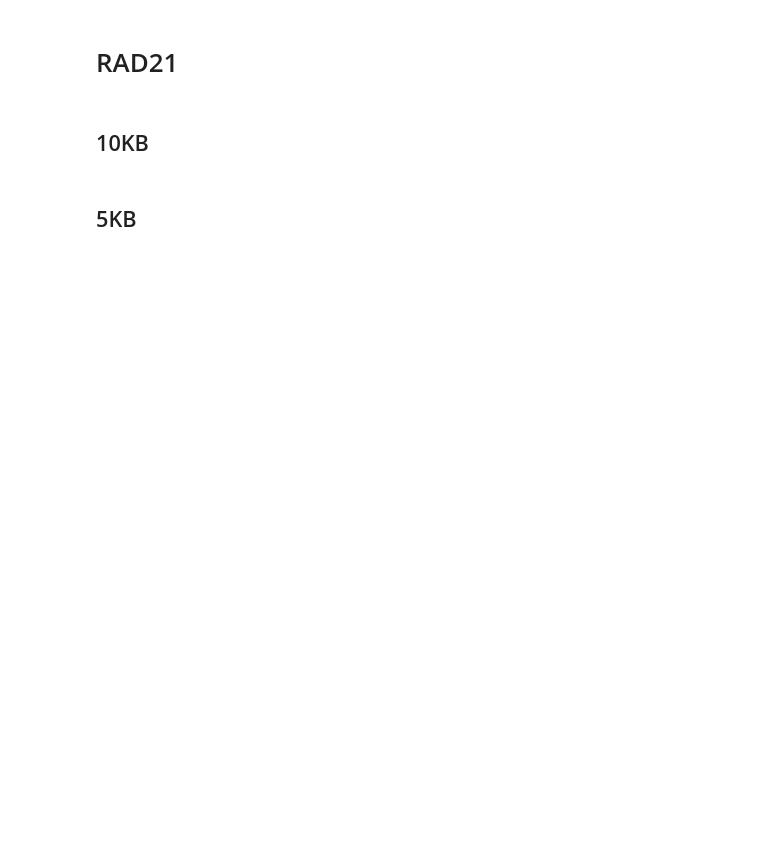
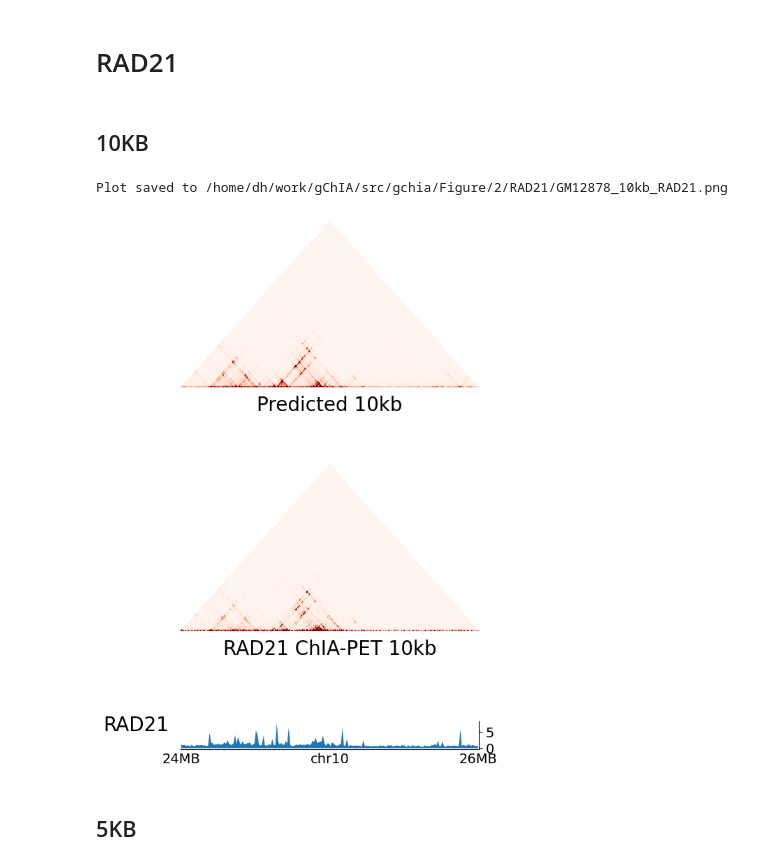
Before and after one commit to don194/GraphChIAr, a Jupyter notebook: gchia/Metrics/visualize.ipynb, the cells around one changed output. Drawn from its saved outputs; the diff is of its cells as text; code cells hidden in the pictures; blank space fills up the shorter version.

```diff
--- a/gchia/Metrics/visualize.ipynb
+++ b/gchia/Metrics/visualize.ipynb
@@ -146,34 +155,37 @@ outputpath = f'{rootpath}/gChIA/src/gchia/Figure/2/RAD21'
 # %%
 cellline = 'GM12878'
 # load data
 # load data
 start = 24000000
 end = 26000000
 resolution = 10000
-epxname = '250316_GM12878_10000_NONE_ChIAPETMatrixPredictor_efeaturesq_high_RAD21_ChIA-PET_log1p_true'
-hic = np.load(ff'{rootpath}/gChIA/results/{epxname}/{cellline}/predictions/pred_matrix_chr10_{start}_{end}.npy')
+epxname = '250316_GM12878_10000_NONE_ChIAPETMatrixmaskdictor_efeaturesq_high_RAD21_ChIA-PET_log1p_true'
+hic = np.load(f'/home/dh/work/gChIA/results/{epxname}/{cellline}/predictions/pred_matrix_chr10_{start}_{end}.npy')
 hic = np.expm1(hic)
 # main dioagonal
 # hic[np.diag_indices(hic.shape[0])] = 0
 # load epi
-bw = pyBigWig.open(ff'{rootpath}/gChIA/data/{cellline}/bigWig_files/{cellline}_RAD21.bw')
+bw = pyBigWig.open(f'/home/dh/work/gChIA/data/{cellline}/bigWig_files/{cellline}_RAD21.bw')
 ctcf = bw.stats('chr10', start, end, type='mean', nBins=hic.shape[0])
 ctcf = np.array(ctcf)
 
 # Close the BigWig file
 bw.close()
 
 epi_list = [ctcf]
 # real data
-chiapet = f'{rootpath}/gChIA/data/GM12878/RAD21_ChIA-PET/ENCFF416RNE.hic'
+chiapet = '/home/dh/work/gChIA/data/GM12878/RAD21_ChIA-PET/ENCFF416RNE.hic'
 rpet = _read_hic_matrix(chiapet, 'chr10',start, end, resolution,log1p=False)
-rhic = f'{rootpath}/gChIA/data/GM12878/Hi-C/4DNFI1UEG1HD.hic'
+rhic = '/home/dh/work/gChIA/data/GM12878/Hi-C/4DNFI1UEG1HD.hic'
 rhic = _read_hic_matrix(rhic, 'chr10', start, end, resolution,log1p=False)
 rhic = np.nan_to_num(rhic)
 visualize_multiple_HiC_with_epigenetics([hic,rpet], epi_list,hic_labels=['Predicted 10kb','RAD21 ChIA-PET 10kb'],epi_labels=['RAD21'],x_ticks=['24MB','chr10','26MB'],colorbar=False,interval_between_hic=0,
     interval_after_hic_block=0.05,
     interval_between_epi=0.05,
     output=f'{outputpath}/GM12878_10kb_RAD21.png')
+# %% [output]
+Plot saved to /home/dh/work/gChIA/src/gchia/Figure/2/RAD21/GM12878_10kb_RAD21.png
+[figure, added]
 # %% [markdown]
 ## 5KB
 # %%
```
Also changed, not shown: parts of 26 cells of this notebook, 46 other files.
